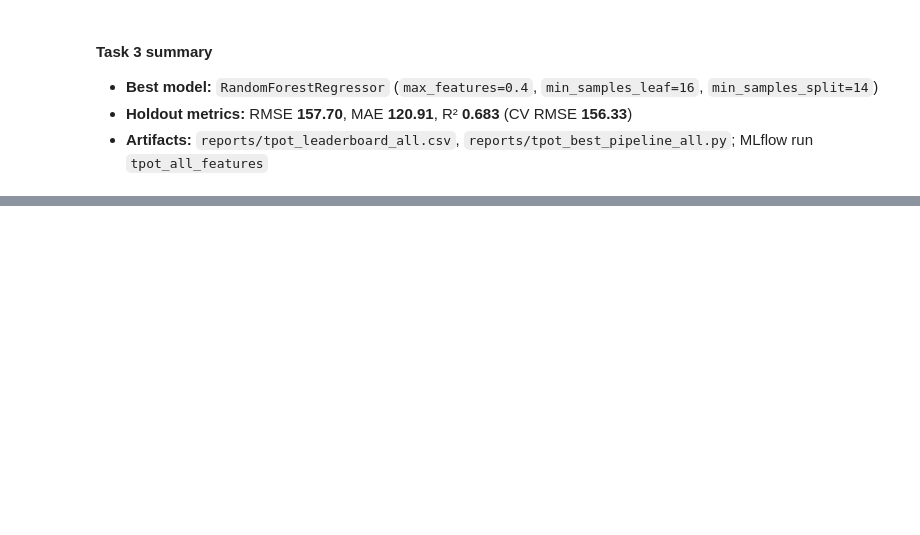
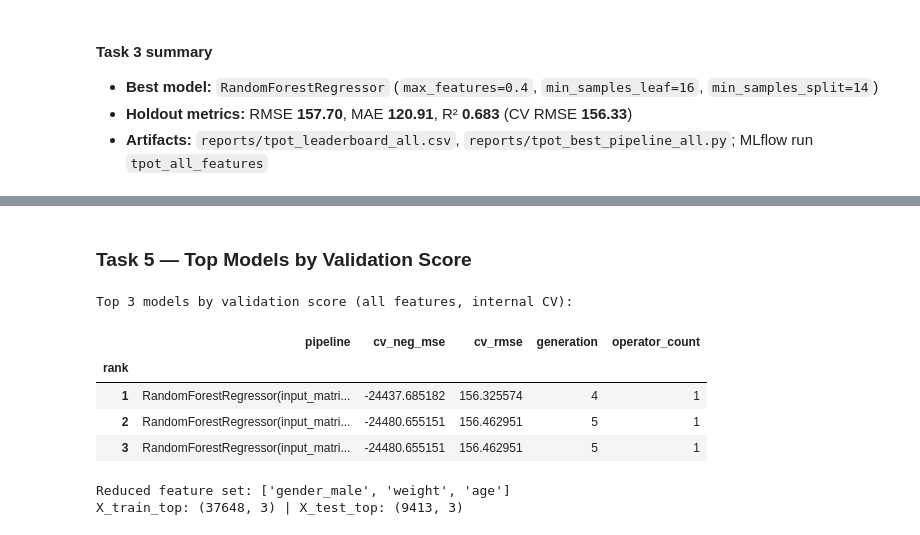
Before and after one commit to collin-k/mlops_assign3, a Jupyter notebook: notebooks/tpot_automl.ipynb, the cells around one changed output, grey strips where cells are left out. Saved outputs shown, nothing was run; the diff lists cells and outputs as text; code cells hidden in the pictures; blank space fills up the shorter version.

Commit message:
Tasks 4-6

```diff
--- a/notebooks/tpot_automl.ipynb
+++ b/notebooks/tpot_automl.ipynb
@@ -308,0 +311,35 @@ Primary validation metric (holdout RMSE): 157.6968
+# %%
+import matplotlib.pyplot as plt
+from sklearn.inspection import permutation_importance
+
+final_est = tpot.fitted_pipeline_.steps[-1][1]
+native_imp = None
+if hasattr(final_est, "feature_importances_"):
+    native_imp = pd.Series(final_est.feature_importances_, index=feature_cols, name="native_importance")
+
+perm = permutation_importance(
+    tpot.fitted_pipeline_,
+    X_test,
+    y_test,
+    n_repeats=10,
+    random_state=config.SEED,
+    scoring="neg_mean_squared_error",
+    n_jobs=config.TPOT_N_JOBS,
+)
+perm_imp = pd.Series(perm.importances_mean, index=feature_cols, name="permutation_importance")
+
+importance_df = pd.DataFrame({"feature": feature_cols})
+if native_imp is not None:
+    importance_df["native_importance"] = native_imp.values
+importance_df["permutation_importance"] = perm_imp.values
+importance_df = importance_df.sort_values("permutation_importance", ascending=False).reset_index(drop=True)
+importance_df.index = importance_df.index + 1
+importance_df.index.name = "rank"
+
+top5 = importance_df.head(5)
+TOP3_FEATURES = top5["feature"].head(3).tolist()
+importance_path = config.REPORTS_DIR / "tpot_feature_importance.csv"
+importance_df.to_csv(importance_path)
+
+print("\nTop 5 features:")
+display(top5)
@@ -308,0 +372,21 @@ Primary validation metric (holdout RMSE): 157.6968
+# %% [markdown]
+### Task 5 — Top Models by Validation Score
+# %%
+print("Top 3 models by validation score (all features, internal CV):")
+top3_all_score = leaderboard_all.head(3).copy()
+display(top3_all_score)
+
+X_top, y_top, top_feature_cols = get_feature_matrix(clean, TOP3_FEATURES)
+X_train_top, X_test_top, y_train_top, y_test_top = train_test_split_xy(X_top, y_top)
+assert top_feature_cols == TOP3_FEATURES
+print("Reduced feature set:", top_feature_cols)
+print("X_train_top:", X_train_top.shape, "| X_test_top:", X_test_top.shape)
+# %% [output]
+Top 3 models by validation score (all features, internal CV):
+|  | pipeline | cv_neg_mse | cv_rmse | generation | operator_count |
+| rank |  |  |  |  |  |
+| 1 | RandomForestRegressor(input_matri... | -24437.685182 | 156.325574 | 4 | 1 |
+| 2 | RandomForestRegressor(input_matri... | -24480.655151 | 156.462951 | 5 | 1 |
+| 3 | RandomForestRegressor(input_matri... | -24480.655151 | 156.462951 | 5 | 1 |
+Reduced feature set: ['gender_male', 'weight', 'age']
+X_train_top: (37648, 3) | X_test_top: (9413, 3)
```
Also changed, not shown: parts of 15 cells of this notebook, 1 other file.
